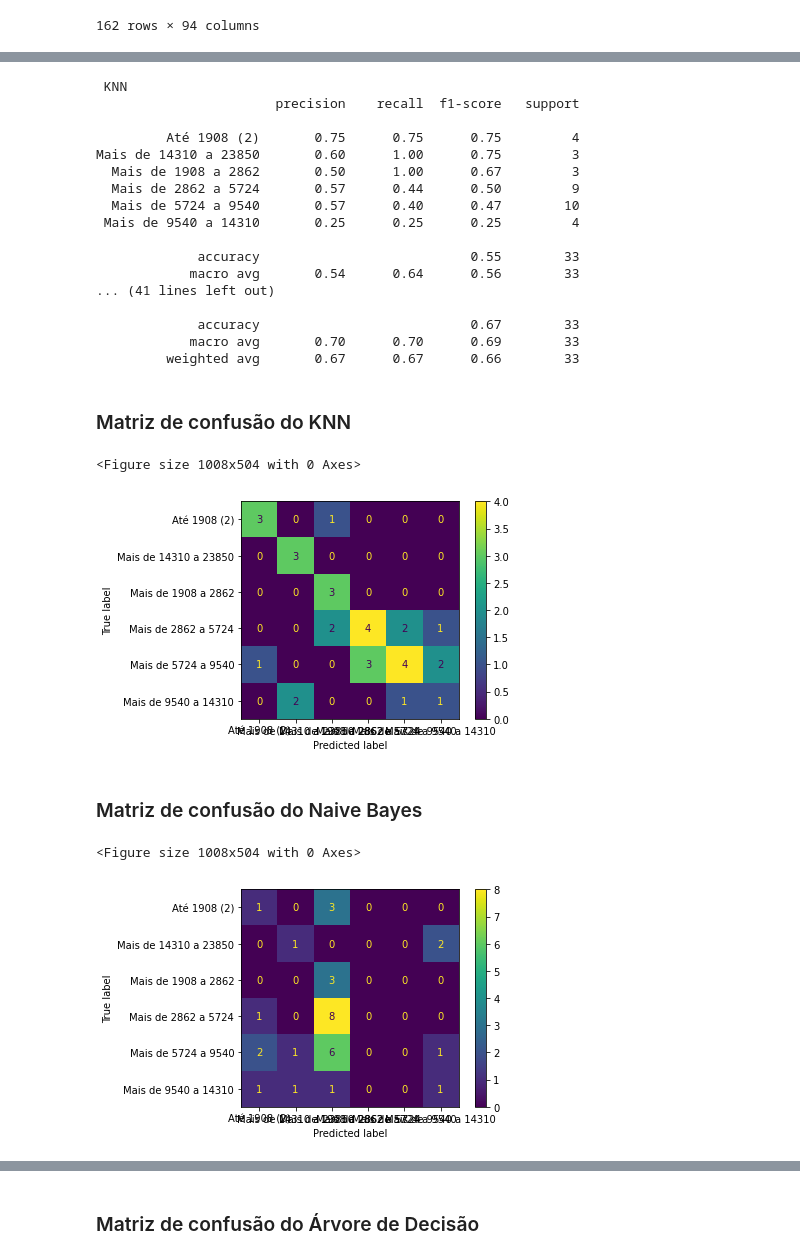
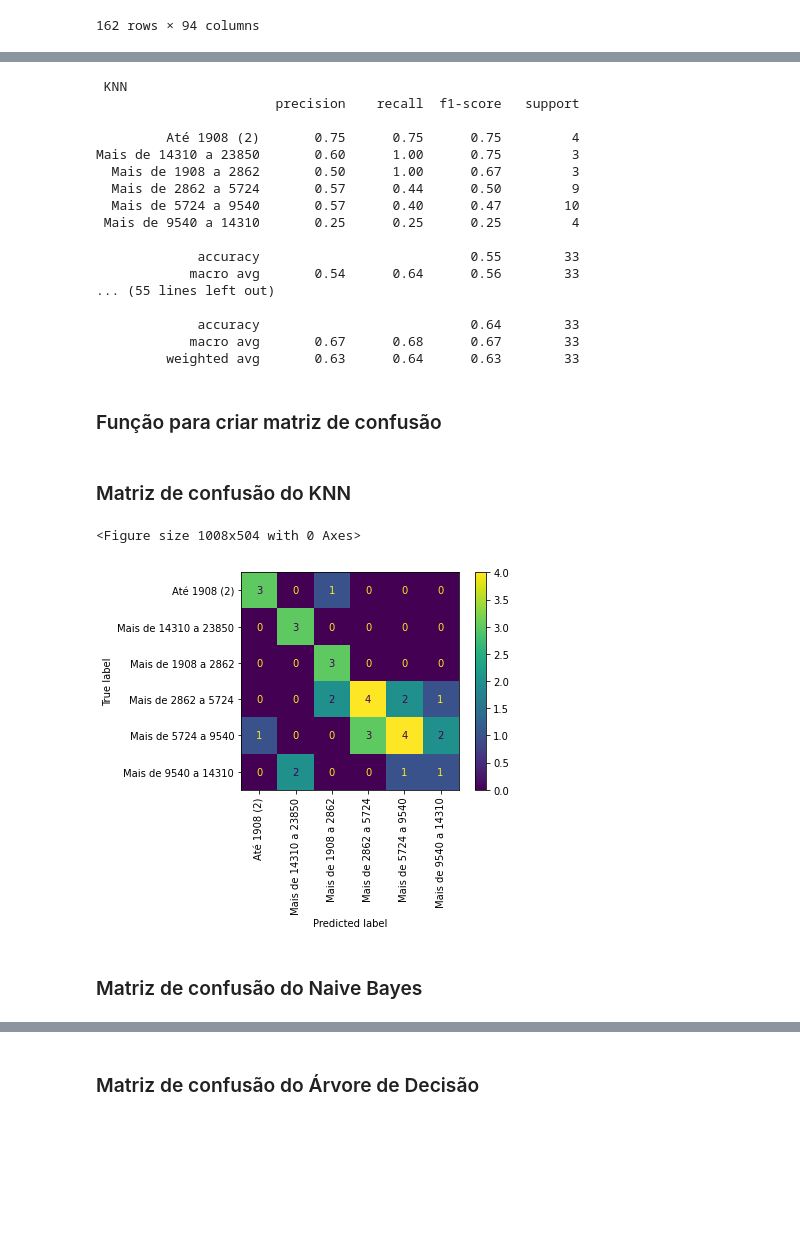
Before and after one commit to brunomarram/trabalho-dados, a Jupyter notebook: src/parte4/analise_preditiva.ipynb, the cells around one changed output, grey strips where cells are left out. Saved outputs shown, nothing was run; the diff lists cells and outputs as text; code cells hidden in the pictures; blank space fills up the shorter version.

```diff
--- a/src/parte4/analise_preditiva.ipynb
+++ b/src/parte4/analise_preditiva.ipynb
@@ -120,15 +111,27 @@ def classifier(X_train,X_test,Y_train,Y_test):
     svm.fit(X_train, Y_train)
 
     end = time.time()
-    dtc_time = end - ini # Fim do calculo do tempo
+    svm_time = end - ini # Fim do calculo do tempo
 
     print(classification_report(Y_test,dtc.predict(X_test)))
 
-    return knn, nb, dtc, svm
+    #Aplicando MLP
+    print("MLP")
+    ini = time.time() #Inicio do calculo do tempo
+
+    mlp = MLPClassifier(alpha=1, max_iter=1000)
+    mlp.fit(X_train, Y_train)
+
+    end = time.time()
+    mlp_time = end - ini # Fim do calculo do tempo
+
+    print(classification_report(Y_test,dtc.predict(X_test)))
+
+    return knn, nb, dtc, svm, mlp
 # %%
 X_train,X_test,Y_train,Y_test=train_test_split(df_estados_brasil.iloc[:, 0:-2],df_estados_brasil['Classe social'], test_size=0.2, random_state=0)
 
-knn, nb, dtc, svm = classifier(X_train,X_test,Y_train,Y_test)
+knn, nb, dtc, svm, mlp = classifier(X_train,X_test,Y_train,Y_test)
 # %% [output]
  KNN
                        precision    recall  f1-score   support
@@ -142,26 +145,26 @@ Mais de 14310 a 23850       0.60      1.00      0.75         3
 
              accuracy                           0.55        33
             macro avg       0.54      0.64      0.56        33
-... (41 lines left out)
+... (55 lines left out)
 
-             accuracy                           0.67        33
-            macro avg       0.70      0.70      0.69        33
-         weighted avg       0.67      0.67      0.66        33
+             accuracy                           0.64        33
+            macro avg       0.67      0.68      0.67        33
+         weighted avg       0.63      0.64      0.63        33
+# %% [markdown]
+### Função para criar matriz de confusão
+# %%
+def plotar_matriz_confusao(classificador, X_test, Y_test):
+
+    plt.figure(figsize=(14,7))
+    plot_confusion_matrix(classificador, X_test, Y_test, values_format='d')
+    plt.xticks(rotation=90)
+    plt.show()
 # %% [markdown]
 ### Matriz de confusão do KNN
-# %%
-plt.figure(figsize=(14,7))
-plot_confusion_matrix(knn, X_test, Y_test, values_format='d')
-plt.show()
-# %% [output]
-<Figure size 1008x504 with 0 Axes>
-[figure, removed]
+# %%
+plotar_matriz_confusao(knn, X_test, Y_test)
+# %% [output]
+<Figure size 1008x504 with 0 Axes>
+[figure, added]
 # %% [markdown]
 ### Matriz de confusão do Naive Bayes
-# %%
-plt.figure(figsize=(14,7))
-plot_confusion_matrix(nb, X_test, Y_test, values_format='d')
-plt.show()
-# %% [output]
-<Figure size 1008x504 with 0 Axes>
-[figure, removed]
```
Also changed, not shown: parts of 14 cells of this notebook.
